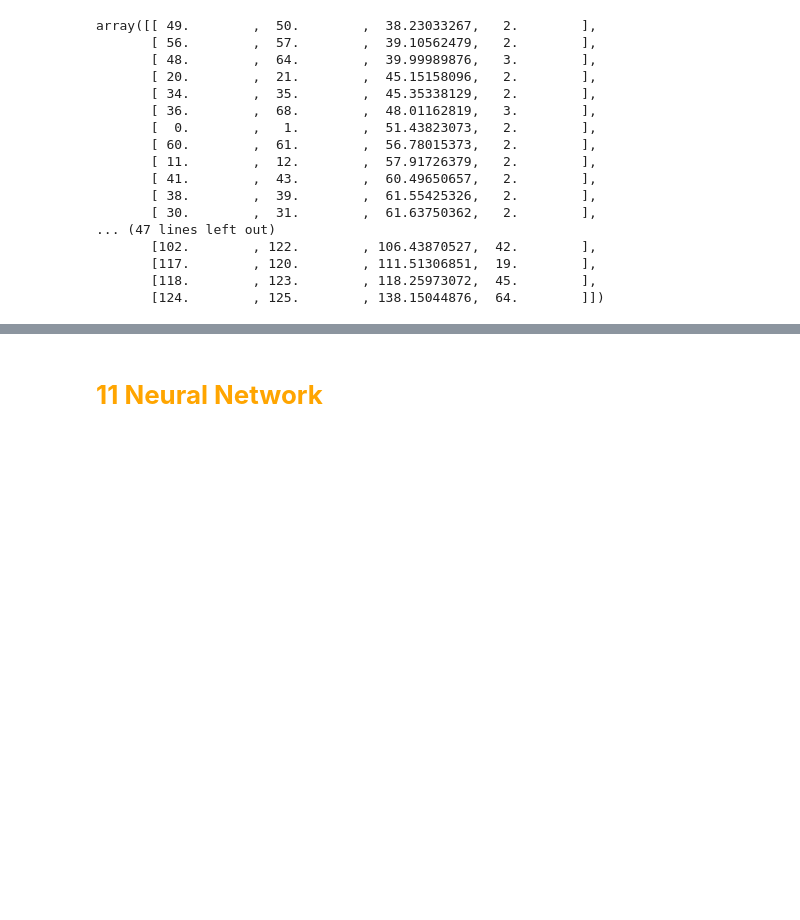
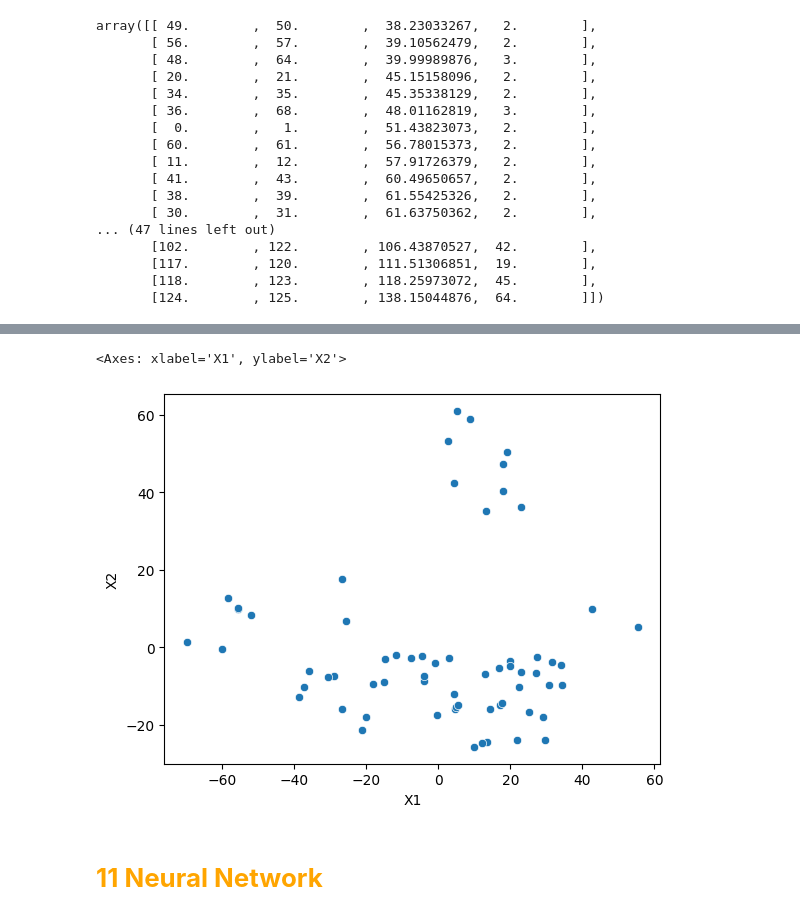
Before and after one commit to Hazim-HF/Machine-Learning, a Jupyter notebook: ML.ipynb, the cells around one changed output, grey strips where cells are left out. Cells and saved outputs as stored; diff of their text form; code cells hidden in the pictures; blank space fills up the shorter version.

```diff
--- a/ML.ipynb
+++ b/ML.ipynb
@@ -881,0 +1200,12 @@ array([[ 49.        ,  50.        ,  38.23033267,   2.        ],
+# %%
+from sklearn.preprocessing import StandardScaler
+from sklearn.decomposition import PCA
+
+scaler = StandardScaler()
+
+nci_scale = scaler.fit_transform(nci_data)
+
+pca = PCA(n_components=2)
+
+nci_reduce = pca.fit_transform(nci_scale)
+pd.DataFrame(nci_reduce)
@@ -882,3 +1226,13 @@ array([[ 49.        ,  50.        ,  38.23033267,   2.        ],
+# %%
+import seaborn as sns
+
+df = pd.DataFrame(nci_reduce, columns=['X1', 'X2'], index=)
+
+df.columns
+sns.scatterplot(x='X1', y='X2', data=df)
+# %% [output]
+<Axes: xlabel='X1', ylabel='X2'>
+[figure, added]
 # %% [markdown]
 <h1 style='font-weight:bold; color:orange'> 11 Neural Network </h1>
 # %% [markdown]
```
Also changed, not shown: parts of 77 cells of this notebook, 14 other files.
